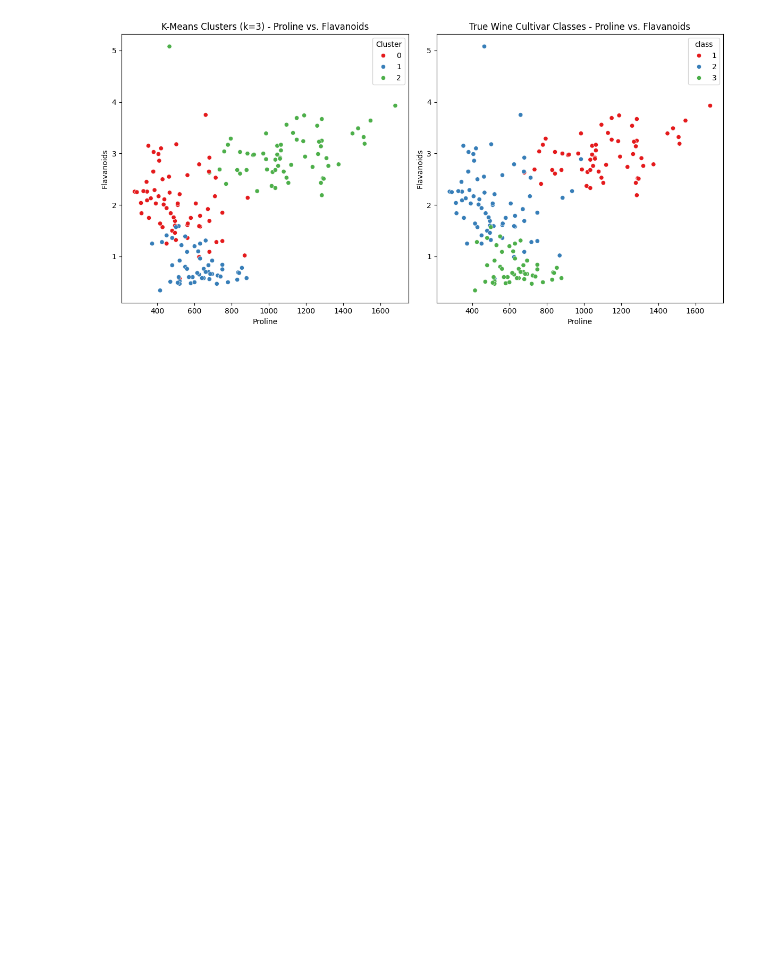
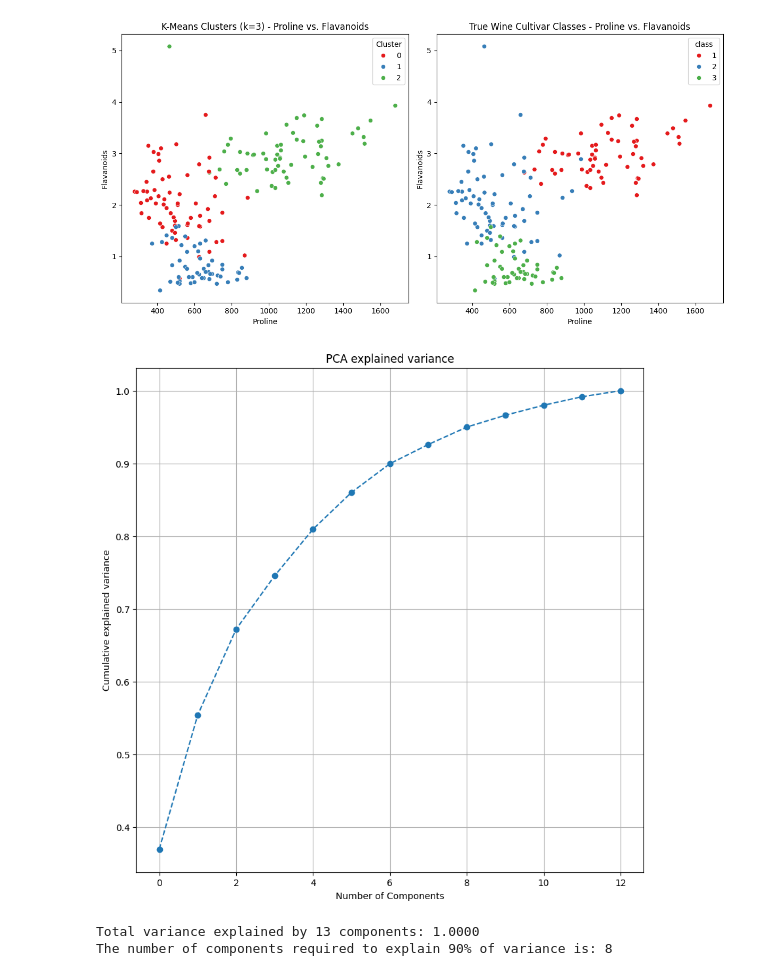
Before and after one commit to sseggeb/Unsupervised_Learning, a Jupyter notebook: notebook.ipynb, the cells around one changed output. Saved outputs shown, nothing was run; the diff lists cells and outputs as text; code cells hidden in the pictures; blank space fills up the shorter version.

```diff
--- a/notebook.ipynb
+++ b/notebook.ipynb
@@ -208,3 +208,26 @@ K-Means Results (compared to true classes):
 Adjusted Rand Index (ARI): 0.8975 (Close to 1 is perfect clustering)
 Adjusted Mutual Information (AMI): 0.8746 (Close to 1 is perfect clustering)
 [figure]
+# %%
+# Dimensionality reduction using Principal Component Analysis PCA.
+from sklearn.decomposition import PCA
+pca = PCA().fit(X_train_scaled)
+
+plt.figure(figsize=(10,10))
+plt.plot(np.cumsum(pca.explained_variance_ratio_), marker='o', linestyle='--')
+plt.xlabel('Number of Components')
+plt.ylabel('Cumulative explained variance')
+plt.title('PCA explained variance')
+plt.grid(True)
+plt.show()
+# %% [output]
+[figure, added]
+# %%
+# Determine N components for 90% variance
+n_components = np.where(np.cumsum(pca.explained_variance_ratio_) >= 0.90)[0][0] + 1
+
+print(f"Total variance explained by 13 components: {np.cumsum(pca.explained_variance_ratio_)[-1]:.4f}")
+print(f"The number of components required to explain 90% of variance is: {n_components}")
+# %% [output]
+Total variance explained by 13 components: 1.0000
+The number of components required to explain 90% of variance is: 8
```
Also changed, not shown: parts of 5 cells of this notebook, 1 other file.
